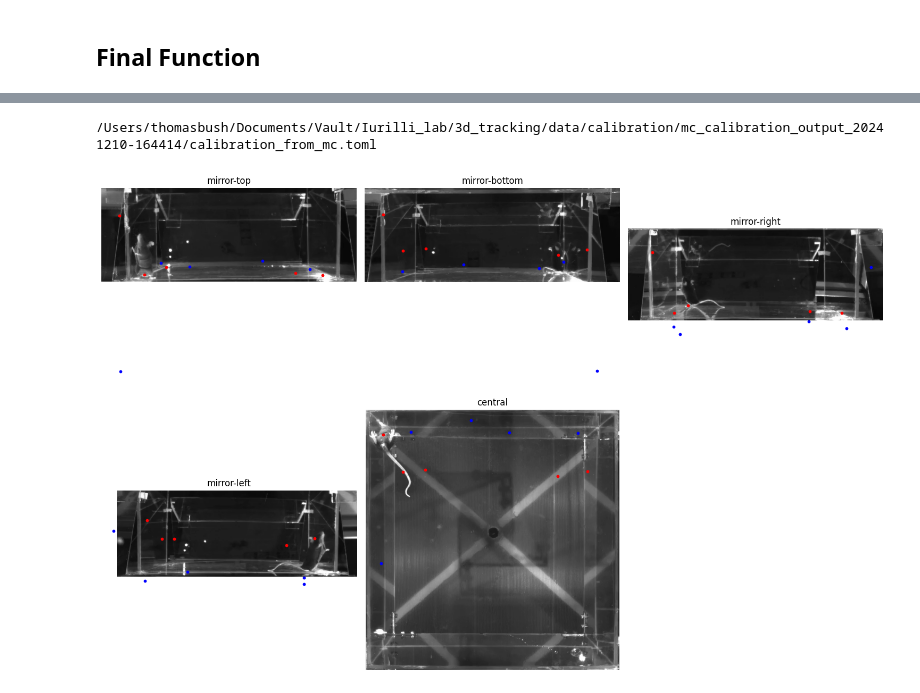
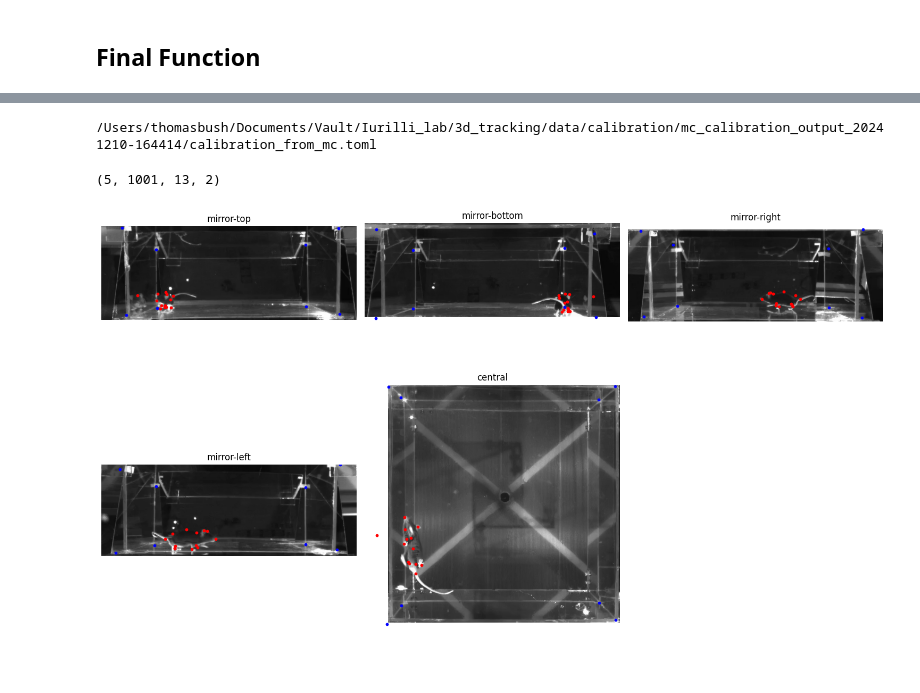
Before and after one commit to iurillilab/3d-setup, a Jupyter notebook: complete_pipeline/back_projection.ipynb, the cells around one changed output, grey strips where cells are left out. Cells and saved outputs as stored; diff of their text form; code cells hidden in the pictures.

Commit message:
back projections working01

```diff
--- a/complete_pipeline/back_projection.ipynb
+++ b/complete_pipeline/back_projection.ipynb
@@ -66,0 +181,3 @@ fig.add_trace(go.Scatter3d(x=chec[:, 0], y=frame_points3d[:, 1], z=frame_points3
+# %%
+camera_matrices = [i[0] for i in intrinsics]
+back_projected = mcc.project_points(arr, extrinsics, camera_matrices)
@@ -66,0 +221,4 @@ fig.add_trace(go.Scatter3d(x=chec[:, 0], y=frame_points3d[:, 1], z=frame_points3
+# %%
+cam_points = {}
+for i, cam in enumerate(checkboard_ds.view.values.tolist()):
+    cam_points[cam] = (reprojections[i, 310,...], read_nth_frame(video_camera_map[cam], 310+145))
@@ -276,14 +490,37 @@ def backprojections_plots(ds, n_frame, video_dir, calibration_dir, arena_path):
     calib_toml_path = last_calibration_path / "calibration_from_mc.toml"
     print(calib_toml_path)
     cam_names, img_sizes, extrinsics, intrinsics = read_calibration_toml(calib_toml_path)
+    # with open(arena_path, 'rb') as f:
+    #     points = pickle.load(f)
+    # arena_points = points['points']['arena_coordinates'].squeeze()
+    # new_order = [4, 2, 1, 3, 0]
+    # arena_points_n = arena_points[new_order, ...]
+
+    import json
+
+    cropping_path = '/Users/thomasbush/Documents/Vault/Iurilli_lab/3d_tracking/data/uncropped_cal/multicam_video_2024-07-22T10_19_22_20241209-164946.json'
+    with open(cropping_path, 'r') as f:
+        cropping_dict = json.load(f)
+    old_arena = cropping_dict[-1]['points_coordinate']
+    arena_points_new = np.zeros_like(arena_points)
 
 
-    arena_3d = get_3d_arena(arena_path, extrinsics, intrinsics)
 
-    backprojections, frame_points3d = backproject_triangulated_points(ds, extrinsics, intrinsics, n_frame, cam_names, arena_3d)
-    plot3d_frame(frame_points3d, arena_3d)
-
-    cam_frame_points = get_frames_camera(backprojections, n_frame, video_dir)
+    for i, cam in enumerate(cam_names):
+        arena_points_new[i, ...] = old_arena[cam]
 
 
-    plot_frames_with_points(cam_frame_points)
+
+
+    arena_3d = triangulate_all_keypoints(arena_points_new[..., [1, 0]], extrinsics, intrinsics)
+
+    arena_2d, back_projected = backproject_triangulated_points(ds, extrinsics, intrinsics, n_frame, cam_names, arena_3d)
+    frame_points3d = ds.isel(time=n_frame).position.values.squeeze().transpose(1, 0)
+    plot3d_frame(frame_points3d, arena_3d)
+    print(back_projected.shape)
+
+
+    video_camera_map = get_frames_camera(cam_names, n_frame, video_dir)
+
+
+    plot_frames_with_points(cam_names, back_projected, video_camera_map, arena_2d, arena_points_new)
@@ -309,6 +527,7 @@ Attributes:
 # %%
 calibration_path = '/Users/thomasbush/Documents/Vault/Iurilli_lab/3d_tracking/data/calibration'
-backprojections_plots(checkboard_ds, 350, slp_dir, calibration_path, arena_path)
+backprojections_plots(mcc_ds, 0, slp_dir, calibration_path, arena_path)
 # %% [output]
 /Users/thomasbush/Documents/Vault/Iurilli_lab/3d_tracking/data/calibration/mc_calibration_output_20241210-164414/calibration_from_mc.toml
+(5, 1001, 13, 2)
-[figure, old version]
+[figure, new version]
```
Also changed, not shown: parts of 41 cells of this notebook, 1 other file.
